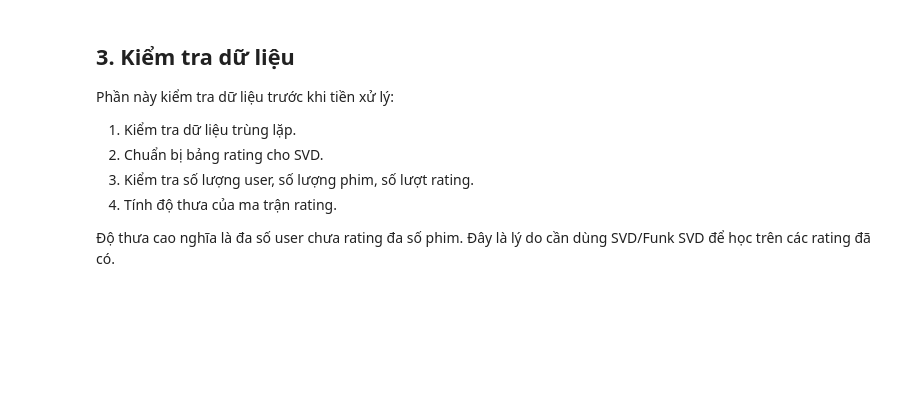
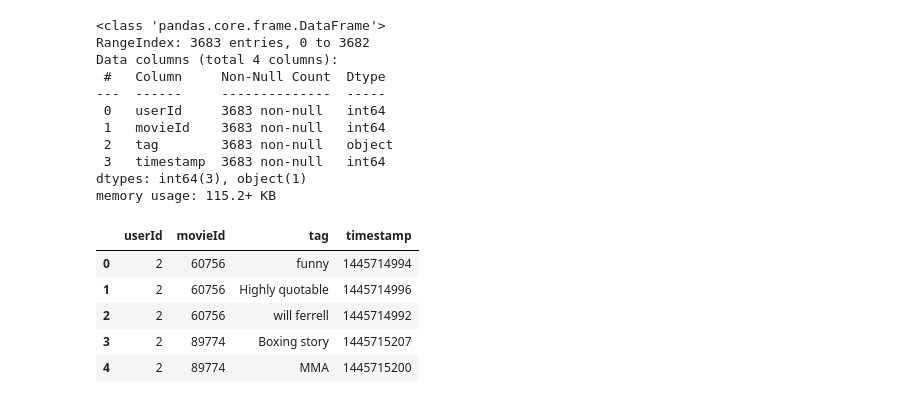
Before and after one commit to Nham2005/NHOM-3_TTNT_G-I-PHIM, a Jupyter notebook: train_model.ipynb, the cells around one changed output. Saved outputs shown, nothing was run; the diff lists cells and outputs as text; code cells hidden in the pictures; blank space fills up the shorter version.

Commit message:
chưa chạy lưu file

```diff
--- a/train_model.ipynb
+++ b/train_model.ipynb
@@ -78,14 +77,22 @@ movies_df.head()
 # %%
+tags_df.info()
 tags_df.head()
+# %% [output]
+<class 'pandas.core.frame.DataFrame'>
+RangeIndex: 3683 entries, 0 to 3682
+Data columns (total 4 columns):
+ #   Column     Non-Null Count  Dtype
+---  ------     --------------  -----
+ 0   userId     3683 non-null   int64
+ 1   movieId    3683 non-null   int64
+ 2   tag        3683 non-null   object
+ 3   timestamp  3683 non-null   int64
+dtypes: int64(3), object(1)
+memory usage: 115.2+ KB
+|  | userId | movieId | tag | timestamp |
+| 0 | 2 | 60756 | funny | 1445714994 |
+| 1 | 2 | 60756 | Highly quotable | 1445714996 |
+| 2 | 2 | 60756 | will ferrell | 1445714992 |
+| 3 | 2 | 89774 | Boxing story | 1445715207 |
+| 4 | 2 | 89774 | MMA | 1445715200 |
-# %% [markdown]
-## 3. Kiểm tra dữ liệu
-
-Phần này kiểm tra dữ liệu trước khi tiền xử lý:
-
-1. Kiểm tra dữ liệu trùng lặp.
-2. Chuẩn bị bảng rating cho SVD.
-3. Kiểm tra số lượng user, số lượng phim, số lượt rating.
-4. Tính độ thưa của ma trận rating.
-
-Độ thưa cao nghĩa là đa số user chưa rating đa số phim. Đây là lý do cần dùng SVD/Funk SVD để học trên các rating đã có.
 # %%
```
Also changed, not shown: parts of 79 cells of this notebook.
